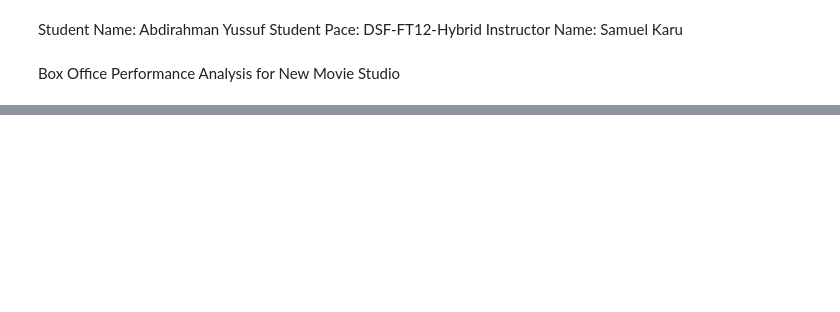
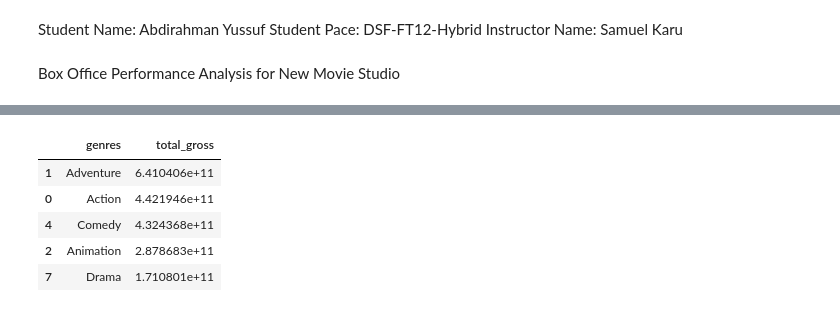
Before and after one commit to mwakad/box-office-movie-insights, a Jupyter notebook: notebooks/abdirahman.ipynb, the cells around one changed output, grey strips where cells are left out. Cells and saved outputs as stored; diff of their text form; code cells hidden in the pictures; blank space fills up the shorter version.

```diff
--- a/notebooks/abdirahman.ipynb
+++ b/notebooks/abdirahman.ipynb
@@ -38,0 +191,13 @@ df.head()
+# %%
+# Make a deep copy of the dataframe to avoid working with a view
+merged_df_clean = merged_df_clean.copy()
+
+# Convert to numeric, forcing errors to NaN (if any string values are present)
+merged_df_clean.loc[:, 'domestic_gross'] = pd.to_numeric(merged_df_clean['domestic_gross'], errors='coerce')
+merged_df_clean.loc[:, 'foreign_gross'] = pd.to_numeric(merged_df_clean['foreign_gross'], errors='coerce')
+
+# Add a new column for total gross (domestic + foreign gross)
+merged_df_clean.loc[:, 'total_gross'] = merged_df_clean['domestic_gross'] + merged_df_clean['foreign_gross']
+
+# Check for any remaining NaNs in the 'total_gross' column
+merged_df_clean['total_gross'].isnull().sum()
@@ -38,0 +227,22 @@ df.head()
+# %%
+# Split the 'genres' column in case there are multiple genres per movie
+merged_df_clean['genres'] = merged_df_clean['genres'].str.split(',')
+
+# Explode the genres list to have one genre per row
+genres_expanded = merged_df_clean.explode('genres')
+
+# Calculate total gross by genre
+genre_gross = genres_expanded.groupby('genres')['total_gross'].sum().reset_index()
+
+# Sort the genres by total gross in descending order
+genre_gross = genre_gross.sort_values(by='total_gross', ascending=False)
+
+# Display the top genres with the highest grossing films
+genre_gross.head()
+# %% [output]
+|  | genres | total_gross |
+| 1 | Adventure | 6.410406e+11 |
+| 0 | Action | 4.421946e+11 |
+| 4 | Comedy | 4.324368e+11 |
+| 2 | Animation | 2.878683e+11 |
+| 7 | Drama | 1.710801e+11 |
```
Also changed, not shown: parts of 29 cells of this notebook.
